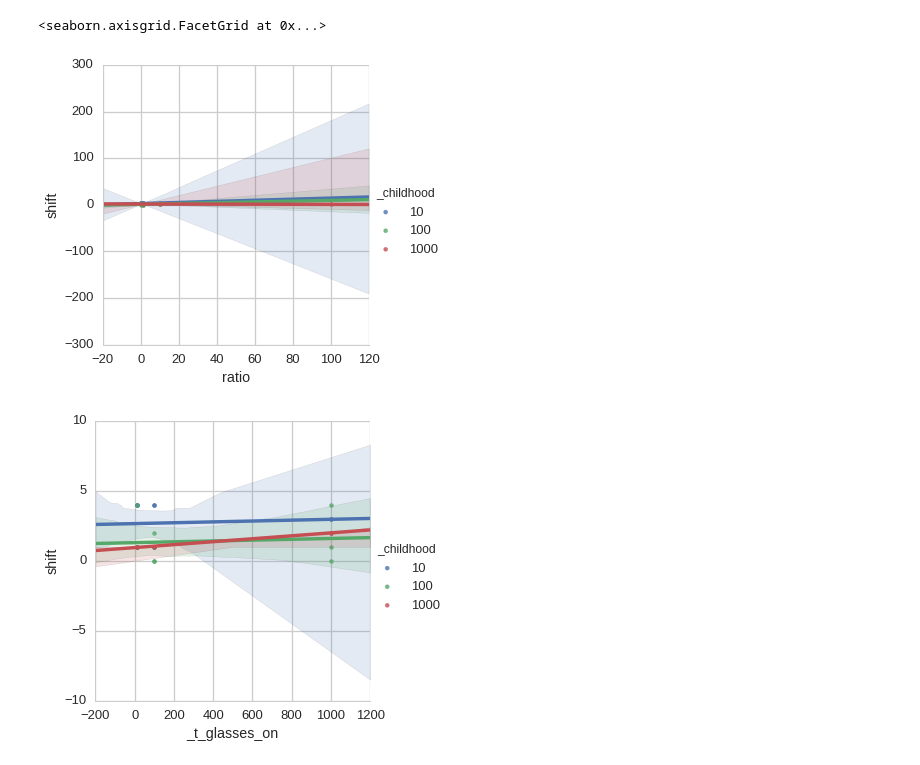
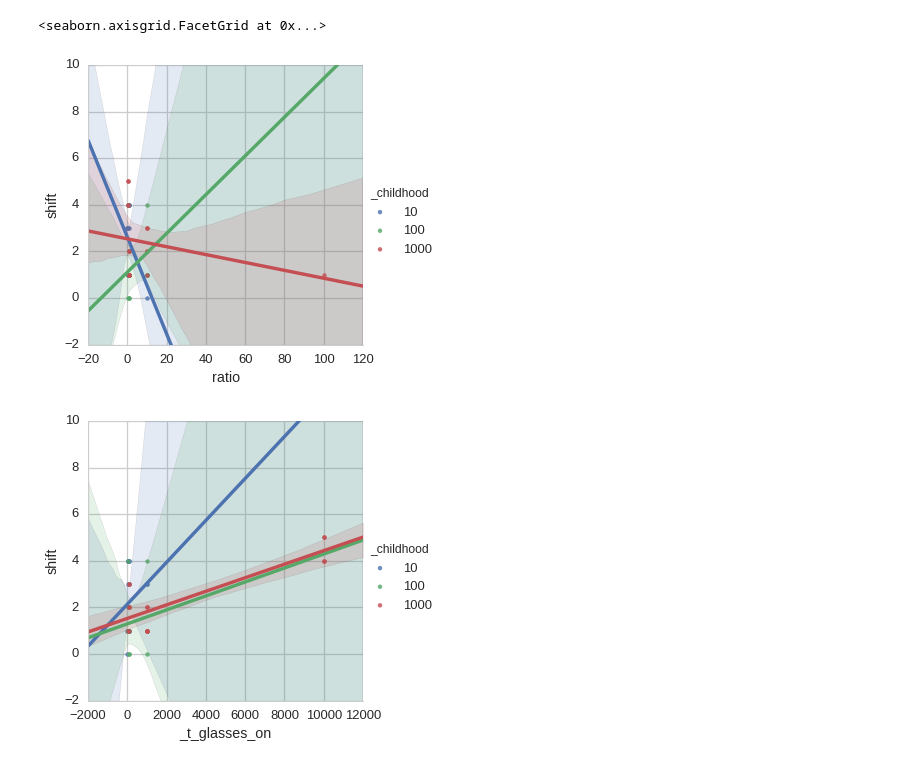
Before and after one commit to agaikova/owl, a Jupyter notebook: data analysis.ipynb, the cells around one changed output. Cells and saved outputs as stored; diff of their text form; code cells hidden in the pictures.

```diff
--- a/data analysis.ipynb
+++ b/data analysis.ipynb
@@ -15,6 +15,8 @@ df = df.query ('shift != -1')
 df = df.query ('shift != -2')
 df = df.query ('shift != -3')
 df = df.query ('shift != -4')
+df = df.query ('shift != -12')
+df = df.drop(df[df.neg_dist < 50].index)
 # %%
 df
 # %% [output]
@@ -61,8 +60,10 @@ g.set(xscale = 'log', yscale  ='log')
 # %%
 # Look @ the ratio to shift and _t_glasses_on to shift ratios for all of the data points simultaneously
-sns.lmplot('ratio', 'shift', data = df, hue = '_childhood')
-sns.lmplot('_t_glasses_on', 'shift', data = df, hue = '_childhood')
+l = sns.lmplot('ratio', 'shift', data = df, hue = '_childhood')
+m = sns.lmplot('_t_glasses_on', 'shift', data = df, hue = '_childhood')
+l.set(ylim = (-2, 10))
+m.set(ylim = (-2, 10))
 # %% [output]
 <seaborn.axisgrid.FacetGrid at 0x...>
-[figure, old version]
+[figure, new version]
-[figure, old version]
+[figure, new version]
```
Also changed, not shown: parts of 5 cells of this notebook, 5 other files.
